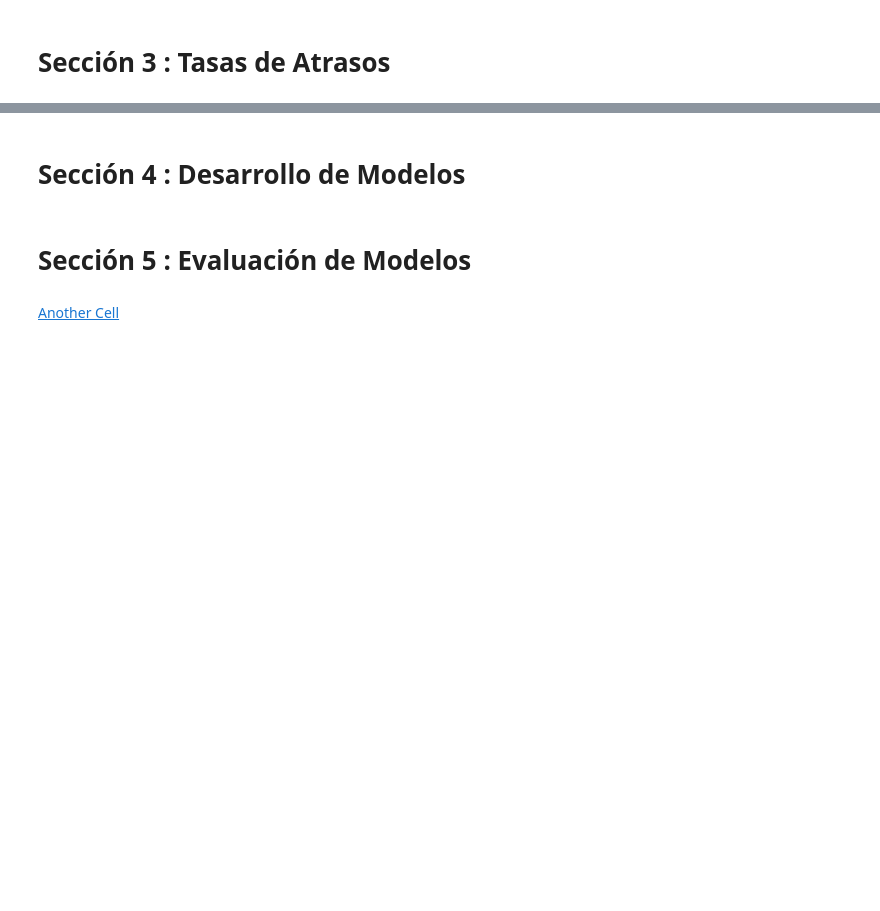
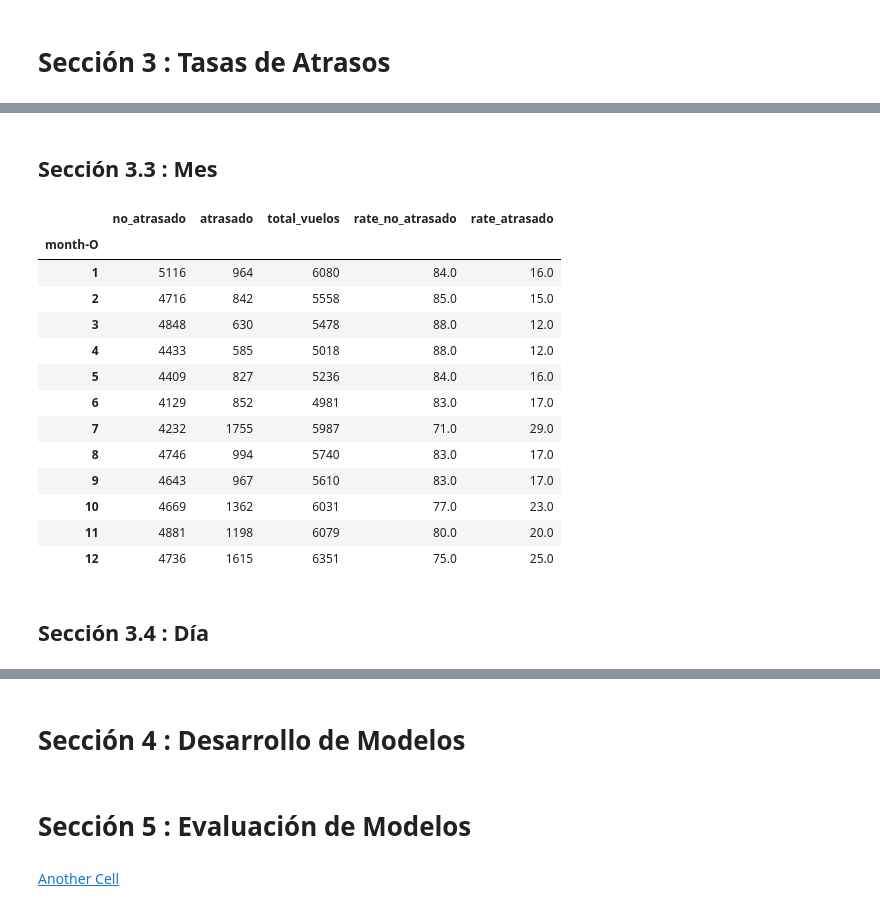
Before and after one commit to marcelotorrescisterna/LatamChallenge, a Jupyter notebook: Solution.ipynb, the cells around one changed output, grey strips where cells are left out. Drawn from its saved outputs; the diff is of its cells as text; code cells hidden in the pictures; blank space fills up the shorter version.

```diff
--- a/Solution.ipynb
+++ b/Solution.ipynb
@@ -336,0 +369,23 @@ data = pd.concat([data , synthetic_features] , axis = 1)
+# %% [markdown]
+## Sección 3.3 : Mes
+# %%
+mes_rates = rates(data , 'month-O')
+# %%
+mes_rates
+# %% [output]
+|  | no_atrasado | atrasado | total_vuelos | rate_no_atrasado | rate_atrasado |
+| month-O |  |  |  |  |  |
+| 1 | 5116 | 964 | 6080 | 84.0 | 16.0 |
+| 2 | 4716 | 842 | 5558 | 85.0 | 15.0 |
+| 3 | 4848 | 630 | 5478 | 88.0 | 12.0 |
+| 4 | 4433 | 585 | 5018 | 88.0 | 12.0 |
+| 5 | 4409 | 827 | 5236 | 84.0 | 16.0 |
+| 6 | 4129 | 852 | 4981 | 83.0 | 17.0 |
+| 7 | 4232 | 1755 | 5987 | 71.0 | 29.0 |
+| 8 | 4746 | 994 | 5740 | 83.0 | 17.0 |
+| 9 | 4643 | 967 | 5610 | 83.0 | 17.0 |
+| 10 | 4669 | 1362 | 6031 | 77.0 | 23.0 |
+| 11 | 4881 | 1198 | 6079 | 80.0 | 20.0 |
+| 12 | 4736 | 1615 | 6351 | 75.0 | 25.0 |
+# %% [markdown]
+## Sección 3.4 : Día
```
Also changed, not shown: parts of 18 cells of this notebook.
